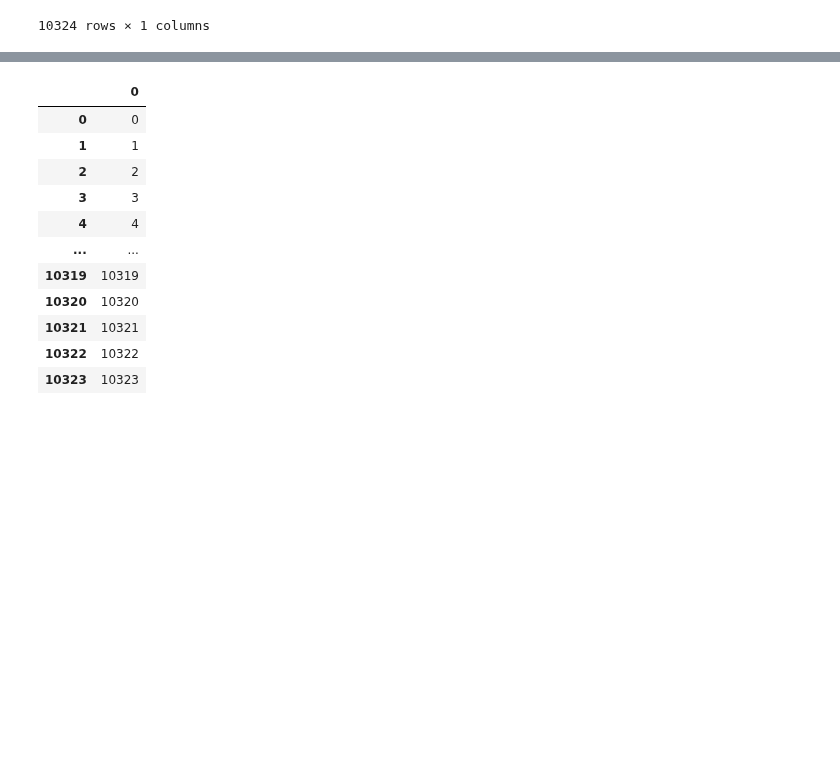
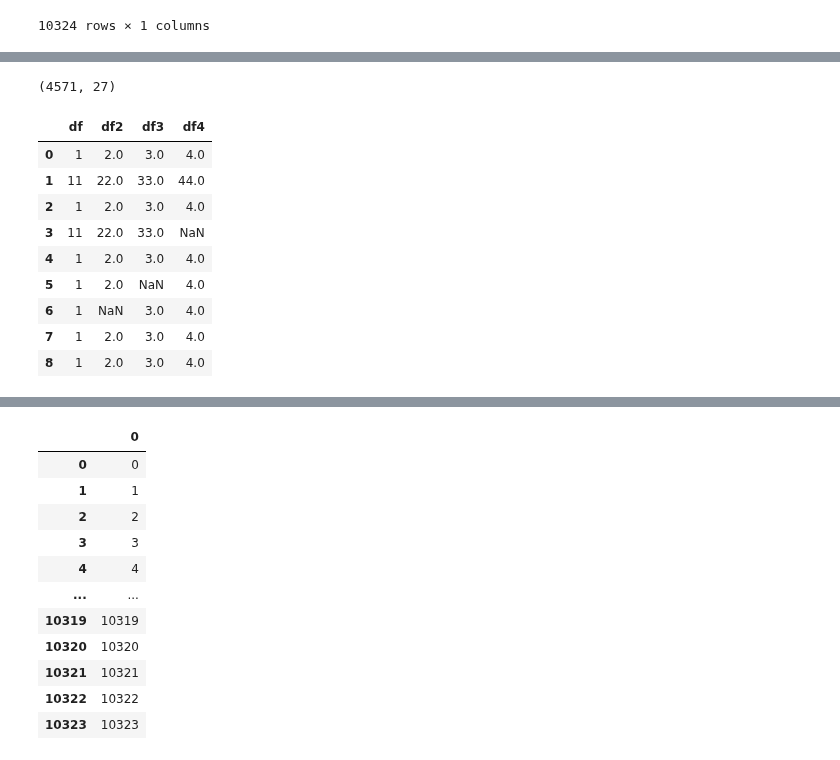
Before and after one commit to krishanwalia30/Consignment-Pricing-Prediction, a Jupyter notebook: research/example.ipynb, the cells around one changed output, grey strips where cells are left out. Cells and saved outputs as stored; diff of their text form; code cells hidden in the pictures; blank space fills up the shorter version.

```diff
--- a/research/example.ipynb
+++ b/research/example.ipynb
@@ -106,0 +192,25 @@ df.shape
+# %%
+df.shape
+# %% [output]
+(4571, 27)
+# %%
+test = {
+    'df': [1,11,1,11,1,1,1,1,1],
+    'df2': [2,22,2,22,2,2,np.NAN,2,2],
+    'df3': [3,33,3,33,3,np.NAN,3,3,3],
+    'df4': [4,44,4,np.NAN,4,4,4,4,4],
+}
+test_df = pd.DataFrame(test)
+test_df
+# test_df.dropna(inplace=True)
+# %% [output]
+|  | df | df2 | df3 | df4 |
+| 0 | 1 | 2.0 | 3.0 | 4.0 |
+| 1 | 11 | 22.0 | 33.0 | 44.0 |
+| 2 | 1 | 2.0 | 3.0 | 4.0 |
+| 3 | 11 | 22.0 | 33.0 | NaN |
+| 4 | 1 | 2.0 | 3.0 | 4.0 |
+| 5 | 1 | 2.0 | NaN | 4.0 |
+| 6 | 1 | NaN | 3.0 | 4.0 |
+| 7 | 1 | 2.0 | 3.0 | 4.0 |
+| 8 | 1 | 2.0 | 3.0 | 4.0 |
```
Also changed, not shown: parts of 21 cells of this notebook.
